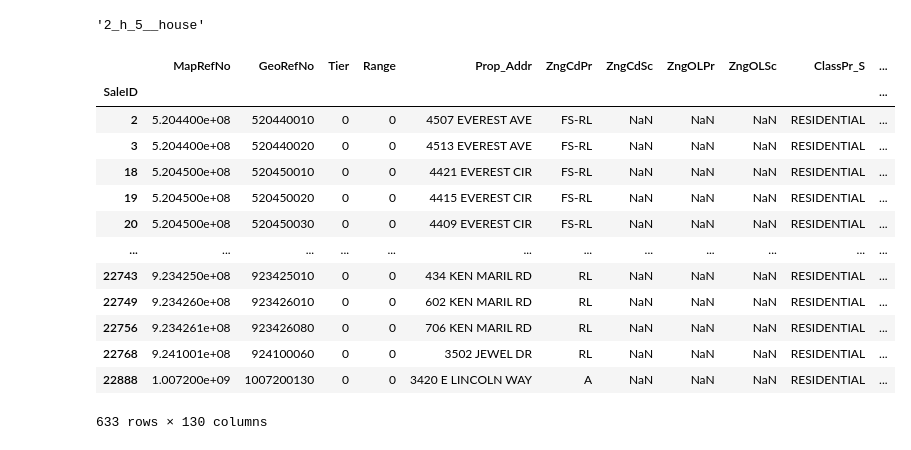
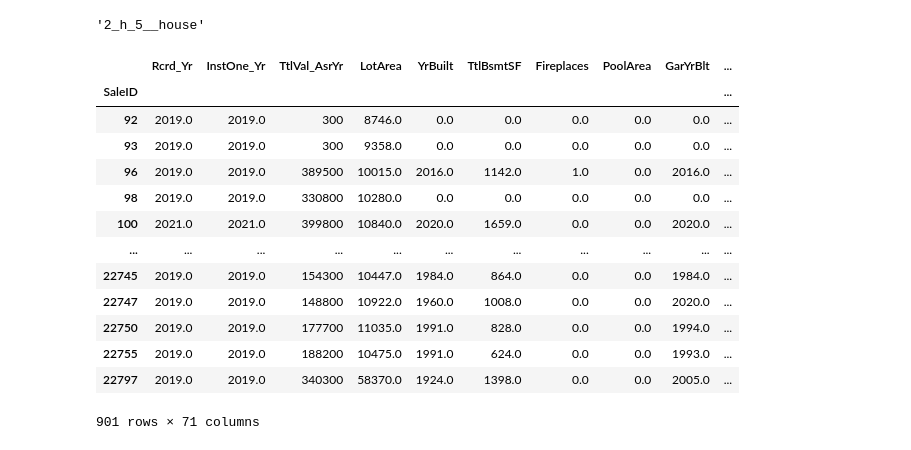
Before and after one commit to lelandjmurrin/Ames_Housing_Project, a Jupyter notebook: Ames_Feature_Engineering.ipynb, the cells around one changed output. Cells and saved outputs as stored; diff of their text form; code cells hidden in the pictures.

```diff
--- a/Ames_Feature_Engineering.ipynb
+++ b/Ames_Feature_Engineering.ipynb
@@ -1036,19 +863,19 @@ save_state_pkl("df_house2019_after_feature_engineering",
                 "df_house2019 post feature engineering including boolean fields for Fireplace/Gar/Bsmt, dummy fields for Ext, GrType and HouseStyle, and TotalArea/TotalArea_Gar fields"
                 )
 # %%
-load_state_pkl()['df_house2021_after_feature_engineering'][0]
+load_state_pkl()['df_house2019_after_feature_engineering'][0]
 # %% [output]
-|  | MapRefNo | GeoRefNo | Tier | Range | Prop_Addr | ZngCdPr | ZngCdSc | ZngOLPr | ZngOLSc | ClassPr_S | ... |
-| SaleID |  |  |  |  |  |  |  |  |  |  | ... |
-| 2 | 5.204400e+08 | 520440010 | 0 | 0 | 4507 EVEREST AVE | FS-RL | NaN | NaN | NaN | RESIDENTIAL | ... |
-| 3 | 5.204400e+08 | 520440020 | 0 | 0 | 4513 EVEREST AVE | FS-RL | NaN | NaN | NaN | RESIDENTIAL | ... |
-| 18 | 5.204500e+08 | 520450010 | 0 | 0 | 4421 EVEREST CIR | FS-RL | NaN | NaN | NaN | RESIDENTIAL | ... |
-| 19 | 5.204500e+08 | 520450020 | 0 | 0 | 4415 EVEREST CIR | FS-RL | NaN | NaN | NaN | RESIDENTIAL | ... |
-| 20 | 5.204500e+08 | 520450030 | 0 | 0 | 4409 EVEREST CIR | FS-RL | NaN | NaN | NaN | RESIDENTIAL | ... |
-| ... | ... | ... | ... | ... | ... | ... | ... | ... | ... | ... | ... |
-| 22743 | 9.234250e+08 | 923425010 | 0 | 0 | 434 KEN MARIL RD | RL | NaN | NaN | NaN | RESIDENTIAL | ... |
-| 22749 | 9.234260e+08 | 923426010 | 0 | 0 | 602 KEN MARIL RD | RL | NaN | NaN | NaN | RESIDENTIAL | ... |
-| 22756 | 9.234261e+08 | 923426080 | 0 | 0 | 706 KEN MARIL RD | RL | NaN | NaN | NaN | RESIDENTIAL | ... |
-| 22768 | 9.241001e+08 | 924100060 | 0 | 0 | 3502 JEWEL DR | RL | NaN | NaN | NaN | RESIDENTIAL | ... |
-| 22888 | 1.007200e+09 | 1007200130 | 0 | 0 | 3420 E LINCOLN WAY | A | NaN | NaN | NaN | RESIDENTIAL | ... |
+|  | Rcrd_Yr | InstOne_Yr | TtlVal_AsrYr | LotArea | YrBuilt | TtlBsmtSF | Fireplaces | PoolArea | GarYrBlt | ... |
+| SaleID |  |  |  |  |  |  |  |  |  | ... |
+| 92 | 2019.0 | 2019.0 | 300 | 8746.0 | 0.0 | 0.0 | 0.0 | 0.0 | 0.0 | ... |
+| 93 | 2019.0 | 2019.0 | 300 | 9358.0 | 0.0 | 0.0 | 0.0 | 0.0 | 0.0 | ... |
+| 96 | 2019.0 | 2019.0 | 389500 | 10015.0 | 2016.0 | 1142.0 | 1.0 | 0.0 | 2016.0 | ... |
+| 98 | 2019.0 | 2019.0 | 330800 | 10280.0 | 0.0 | 0.0 | 0.0 | 0.0 | 0.0 | ... |
+| 100 | 2021.0 | 2021.0 | 399800 | 10840.0 | 2020.0 | 1659.0 | 0.0 | 0.0 | 2020.0 | ... |
+| ... | ... | ... | ... | ... | ... | ... | ... | ... | ... | ... |
+| 22745 | 2019.0 | 2019.0 | 154300 | 10447.0 | 1984.0 | 864.0 | 0.0 | 0.0 | 1984.0 | ... |
+| 22747 | 2019.0 | 2019.0 | 148800 | 10922.0 | 1960.0 | 1008.0 | 0.0 | 0.0 | 2020.0 | ... |
+| 22750 | 2019.0 | 2019.0 | 177700 | 11035.0 | 1991.0 | 828.0 | 0.0 | 0.0 | 1994.0 | ... |
+| 22755 | 2019.0 | 2019.0 | 188200 | 10475.0 | 1991.0 | 624.0 | 0.0 | 0.0 | 1993.0 | ... |
+| 22797 | 2019.0 | 2019.0 | 340300 | 58370.0 | 1924.0 | 1398.0 | 0.0 | 0.0 | 2005.0 | ... |
-633 rows × 130 columns
+901 rows × 71 columns
```
Also changed, not shown: parts of 26 cells of this notebook, 3 other files.
